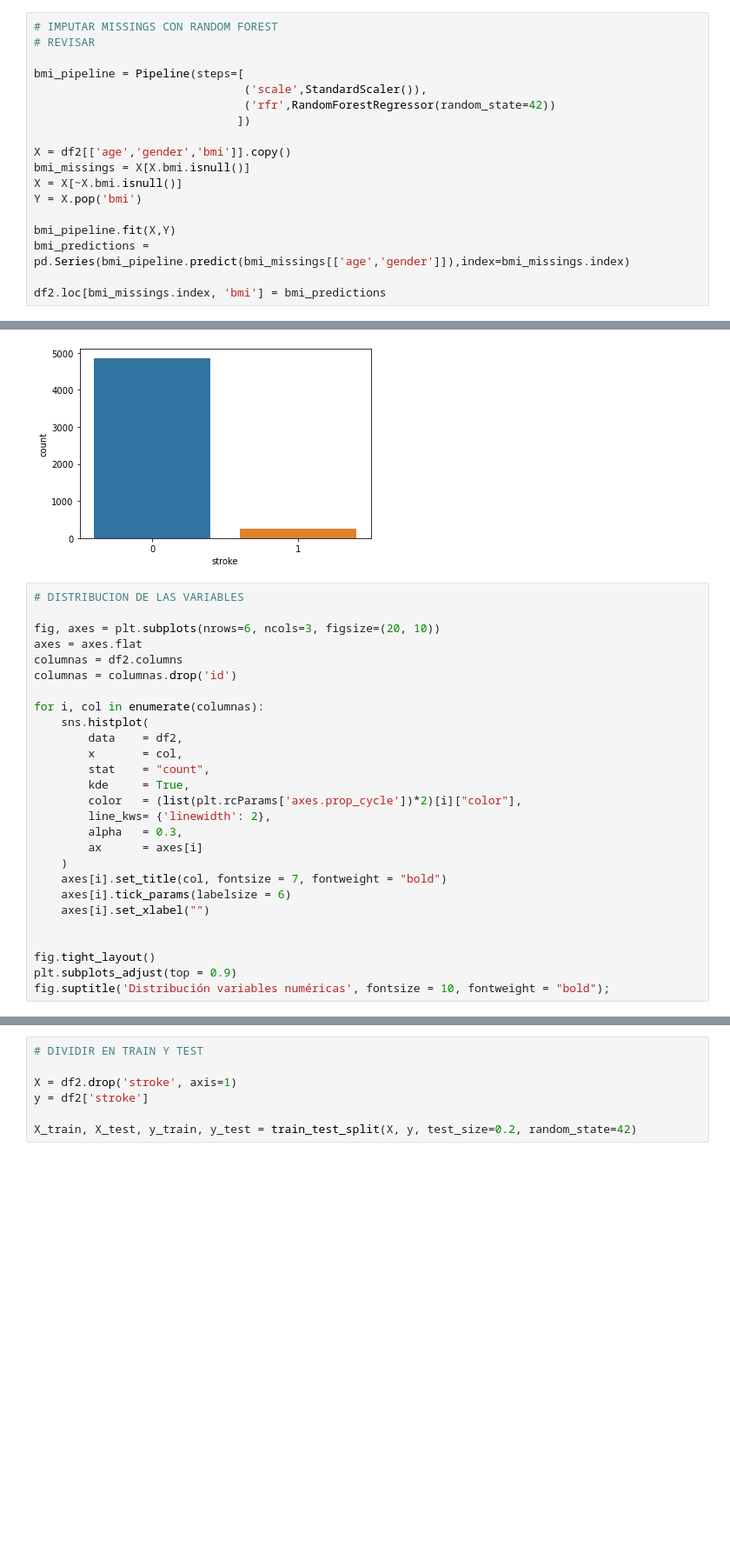
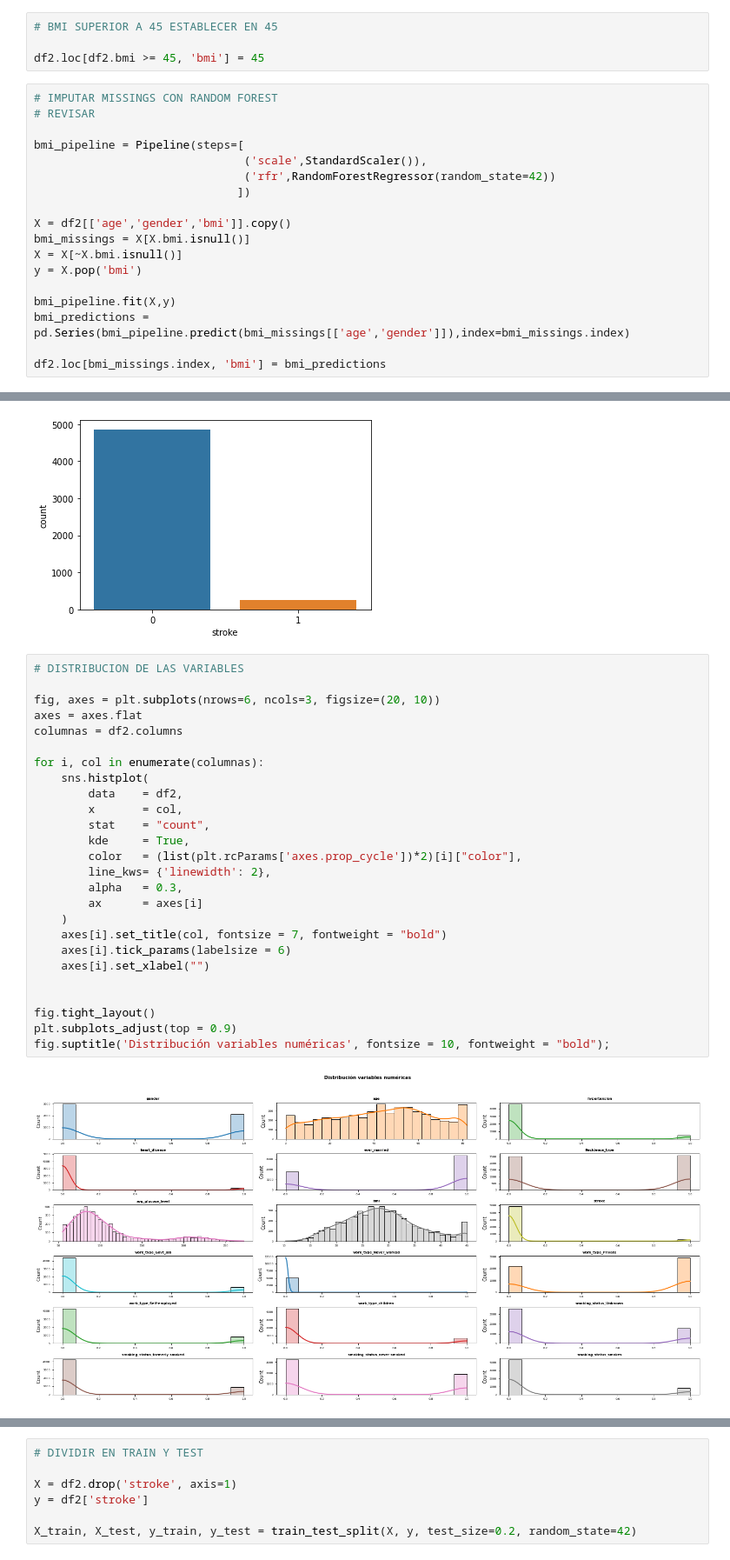
Before and after one commit to arturogzm93/ML-Stroke-Prediction, a Jupyter notebook: PRUEBAS Stroke Prediction.ipynb, the cells around one changed output, grey strips where cells are left out. Shown at 87% size. Cells and saved outputs as stored; diff of their text form; blank space fills up the shorter version.

```diff
--- a/PRUEBAS Stroke Prediction.ipynb
+++ b/PRUEBAS Stroke Prediction.ipynb
@@ -143,6 +150,10 @@ Data columns (total 18 columns):
  17  smoking_status_smokes           5109 non-null   uint8
 dtypes: float64(2), int64(7), uint8(9)
 memory usage: 404.3 KB
+# %%
+# BMI SUPERIOR A 45 ESTABLECER EN 45
+
+df2.loc[df2.bmi >= 45, 'bmi'] = 45
 # %%
 # IMPUTAR MISSINGS CON RANDOM FOREST
 # REVISAR
@@ -155,9 +166,9 @@ bmi_pipeline = Pipeline(steps=[
 X = df2[['age','gender','bmi']].copy()
 bmi_missings = X[X.bmi.isnull()]
 X = X[~X.bmi.isnull()]
-Y = X.pop('bmi')
+y = X.pop('bmi')
 
-bmi_pipeline.fit(X,Y)
+bmi_pipeline.fit(X,y)
 bmi_predictions = pd.Series(bmi_pipeline.predict(bmi_missings[['age','gender']]),index=bmi_missings.index)
 
 df2.loc[bmi_missings.index, 'bmi'] = bmi_predictions
@@ -245,27 +255,28 @@ sns.countplot(df2.stroke);
 # %%
 # DISTRIBUCION DE LAS VARIABLES
 
 fig, axes = plt.subplots(nrows=6, ncols=3, figsize=(20, 10))
 axes = axes.flat
 columnas = df2.columns
-columnas = columnas.drop('id')
 
 for i, col in enumerate(columnas):
     sns.histplot(
         data    = df2,
         x       = col,
         stat    = "count",
         kde     = True,
         color   = (list(plt.rcParams['axes.prop_cycle'])*2)[i]["color"],
         line_kws= {'linewidth': 2},
         alpha   = 0.3,
         ax      = axes[i]
     )
     axes[i].set_title(col, fontsize = 7, fontweight = "bold")
     axes[i].tick_params(labelsize = 6)
     axes[i].set_xlabel("")
 
 
 fig.tight_layout()
 plt.subplots_adjust(top = 0.9)
 fig.suptitle('Distribución variables numéricas', fontsize = 10, fontweight = "bold");
+# %% [output]
+[figure, added]
```
Also changed, not shown: parts of 8 cells of this notebook.
